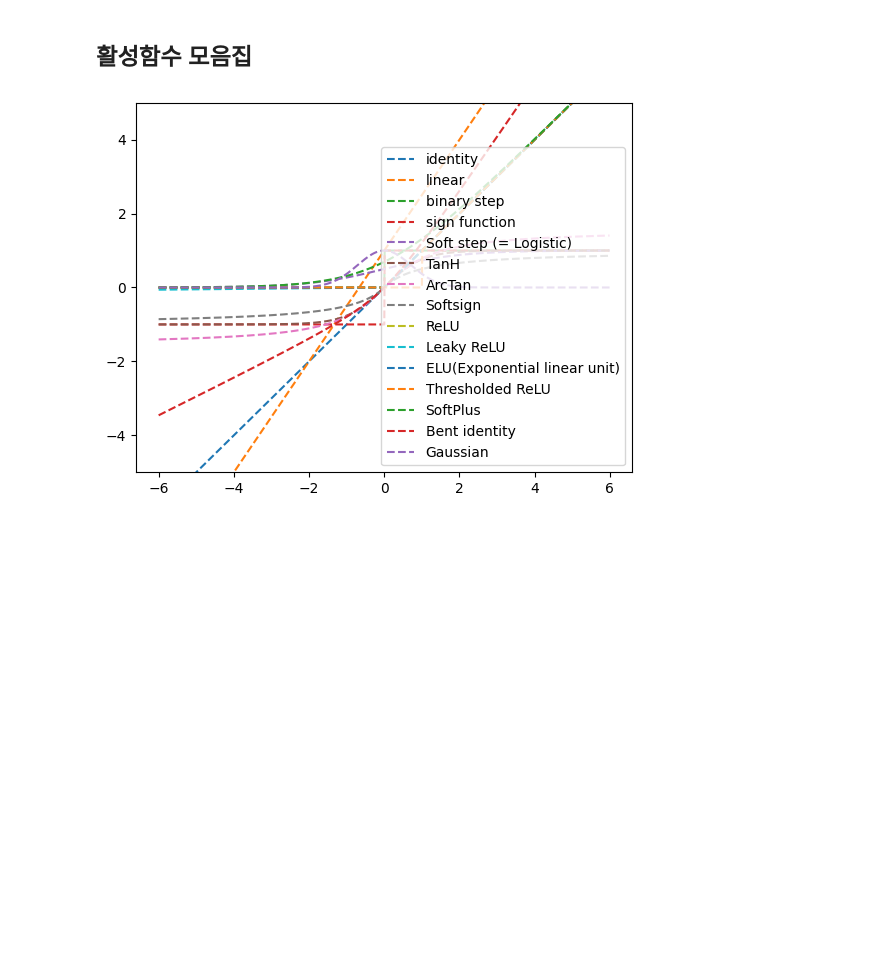
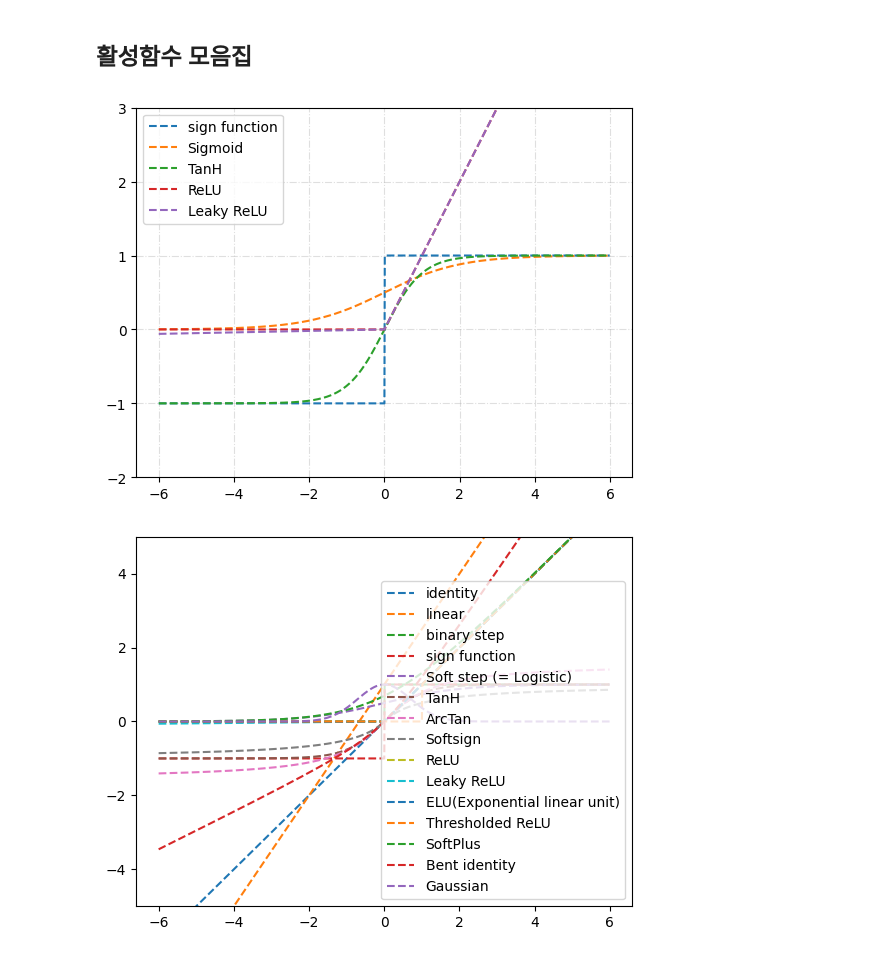
Before and after one commit to normalstory/2024AI_CoachingStudy, a Jupyter notebook: week3_ActivationFunction.ipynb, the cells around one changed output. Saved outputs shown, nothing was run; the diff lists cells and outputs as text; code cells hidden in the pictures; blank space fills up the shorter version.

```diff
--- a/week3_ActivationFunction.ipynb
+++ b/week3_ActivationFunction.ipynb
@@ -314,6 +349,51 @@ print(relu(value_x))
 - 반면 Softmax는 다중 클래스 분류 작업에 사용되어 여러 클래스에 대한 확률 분포를 생성합니다.
 # %% [markdown]
 ## 활성함수 모음집
+# %%
+import numpy as np
+import matplotlib.pylab as plt
+
+x = np.arange(-6, 6, 0.01)
+
+# (계단함수 계열)- 부호함수(sign function)
+def sgn_func(x):
+    return (x>=0)*1 + (x<=0)*-1
+
+plt.plot(x, sgn_func(x), linestyle='--', label="sign function")
+
+
+# (Sigmoid계열) - Sigmoid 함수
+def sigmoid(x):
+    return 1 / (1 + np.exp(-x))
+
+plt.plot(x, sigmoid(x), linestyle='--', label="Sigmoid")
+
+# (Sigmoid계열) - TanH 함수
+def tanh_func(x):
+    return np.tanh(x)
+
+plt.plot(x, tanh_func(x), linestyle='--', label="TanH")
+
+
+# (ReLU계열) - ReLU(Rectified Linear Unit, 정류된 선형 유닛) 함수
+def relu_func(x):
+    return (x>0)*x
+
+plt.plot(x, relu_func(x), linestyle='--', label="ReLU")
+
+# (ReLU계열) - Leaky ReLU(Rectified Linear Unit, 정류된 선형 유닛) 함수
+def leakyrelu_func(x):
+    return (x>=0)*x + (x<0)*0.01*x
+
+plt.plot(x, leakyrelu_func(x), linestyle='--', label="Leaky ReLU")
+
+
+plt.ylim(-2, 3)
+plt.grid(alpha=0.4, ls='-.')
+plt.legend()
+plt.show()
+# %% [output]
+[figure, added]
 # %%
 import numpy as np
 import matplotlib.pylab as plt
```
Also changed, not shown: parts of 7 cells of this notebook, 7 other files.
